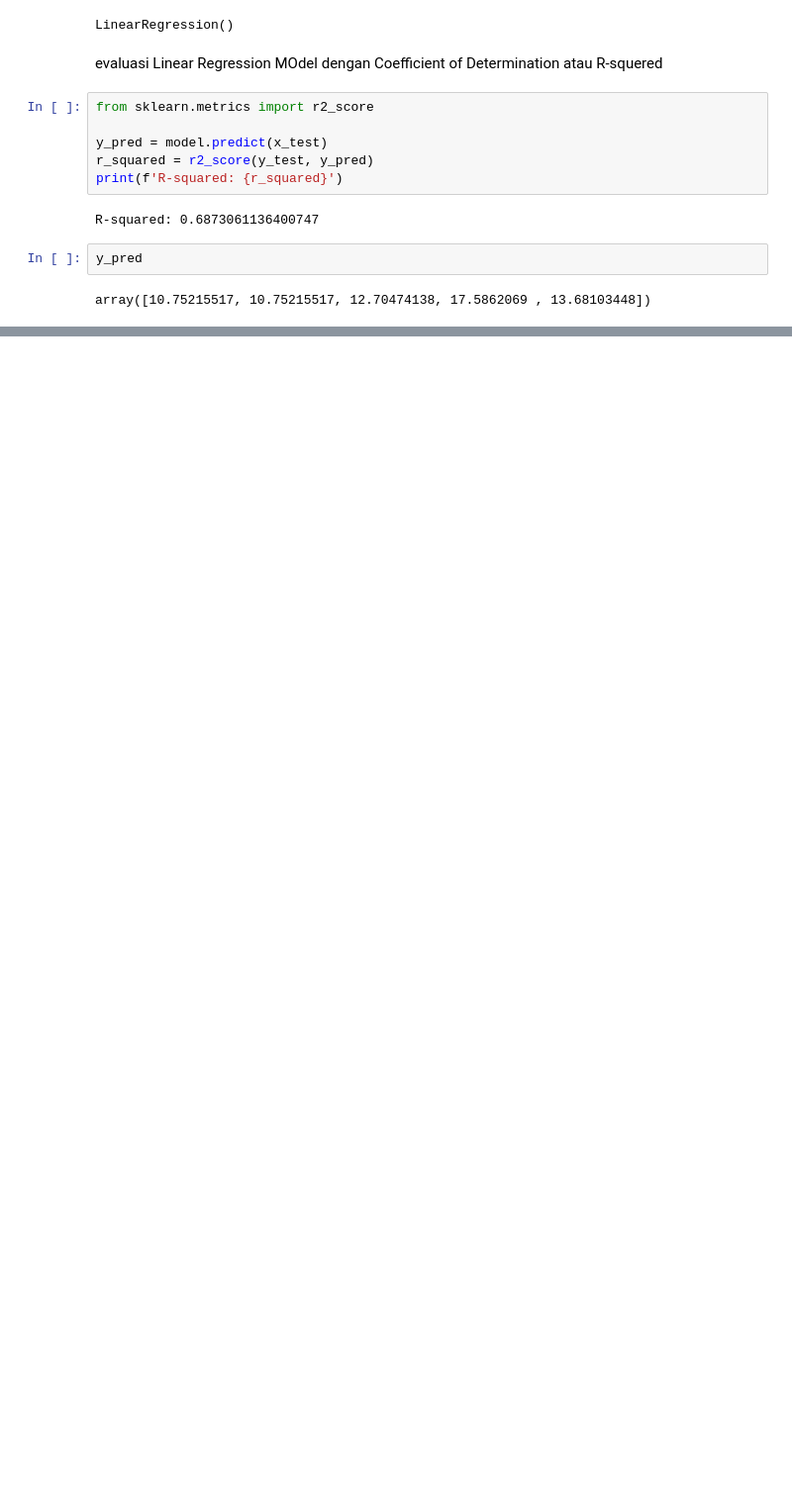
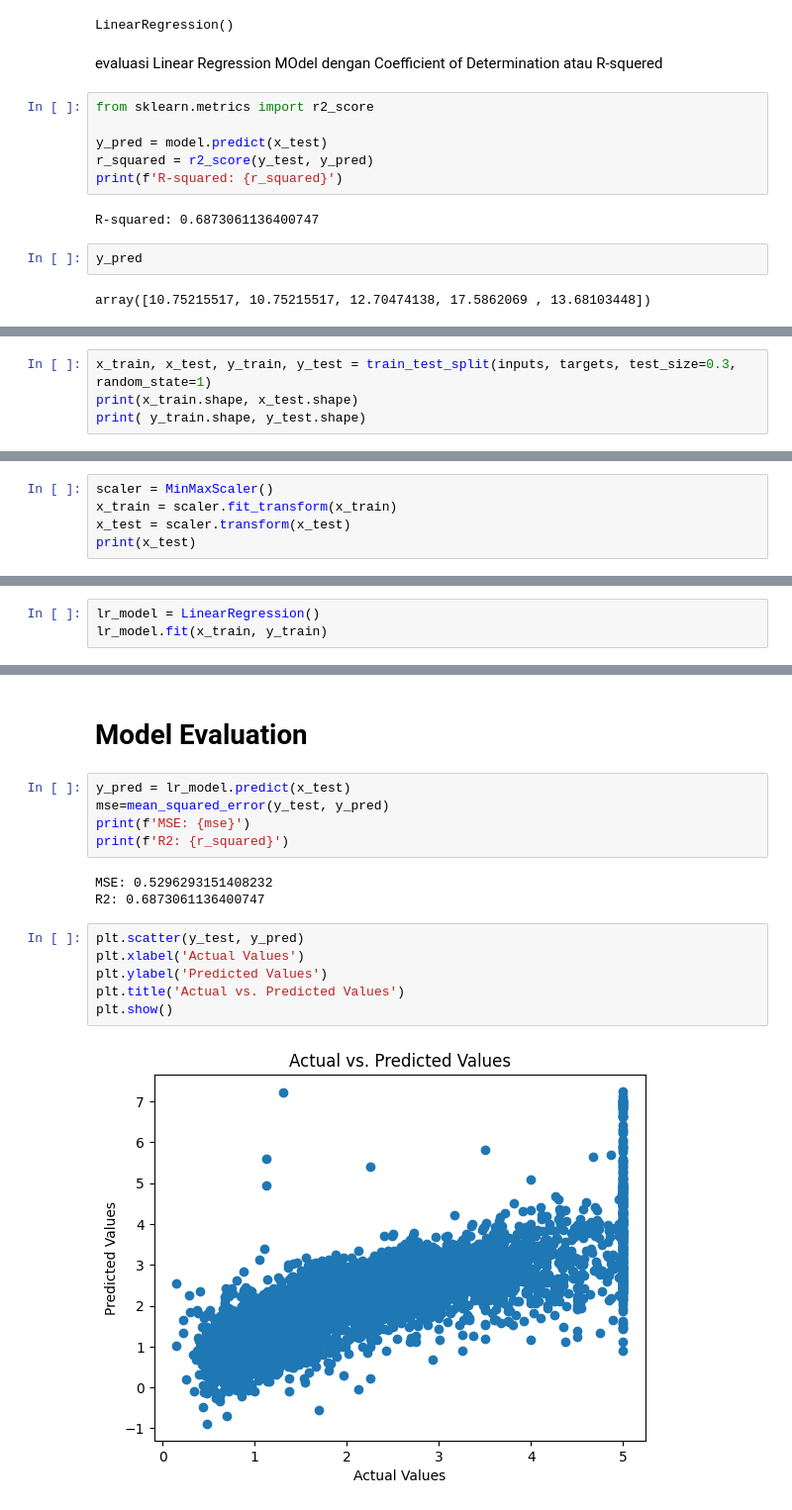
Before and after one commit to AlfarizhiFitra/DIF62130_KelasB_25_2311533014, a Jupyter notebook: Praktikum 1/SimpleLinierRegression.ipynb, the cells around one changed output, grey strips where cells are left out. Shown at 99% size. Saved outputs shown, nothing was run; the diff lists cells and outputs as text; blank space fills up the shorter version.

```diff
--- a/Praktikum 1/SimpleLinierRegression.ipynb
+++ b/Praktikum 1/SimpleLinierRegression.ipynb
@@ -134,0 +161,4 @@ array([10.75215517, 10.75215517, 12.70474138, 17.5862069 , 13.68103448])
+# %%
+x_train, x_test, y_train, y_test = train_test_split(inputs, targets, test_size=0.3, random_state=1)
+print(x_train.shape, x_test.shape)
+print( y_train.shape, y_test.shape)
@@ -134,0 +168,5 @@ array([10.75215517, 10.75215517, 12.70474138, 17.5862069 , 13.68103448])
+# %%
+scaler = MinMaxScaler()
+x_train = scaler.fit_transform(x_train)
+x_test = scaler.transform(x_test)
+print(x_test)
@@ -134,0 +187,3 @@ array([10.75215517, 10.75215517, 12.70474138, 17.5862069 , 13.68103448])
+# %%
+lr_model = LinearRegression()
+lr_model.fit(x_train, y_train)
@@ -134,0 +199,18 @@ array([10.75215517, 10.75215517, 12.70474138, 17.5862069 , 13.68103448])
+# %% [markdown]
+# **Model Evaluation**
+# %%
+y_pred = lr_model.predict(x_test)
+mse=mean_squared_error(y_test, y_pred)
+print(f'MSE: {mse}')
+print(f'R2: {r_squared}')
+# %% [output]
+MSE: 0.5296293151408232
+R2: 0.6873061136400747
+# %%
+plt.scatter(y_test, y_pred)
+plt.xlabel('Actual Values')
+plt.ylabel('Predicted Values')
+plt.title('Actual vs. Predicted Values')
+plt.show()
+# %% [output]
+[figure, added]
```
Also changed, not shown: parts of 7 cells of this notebook.
